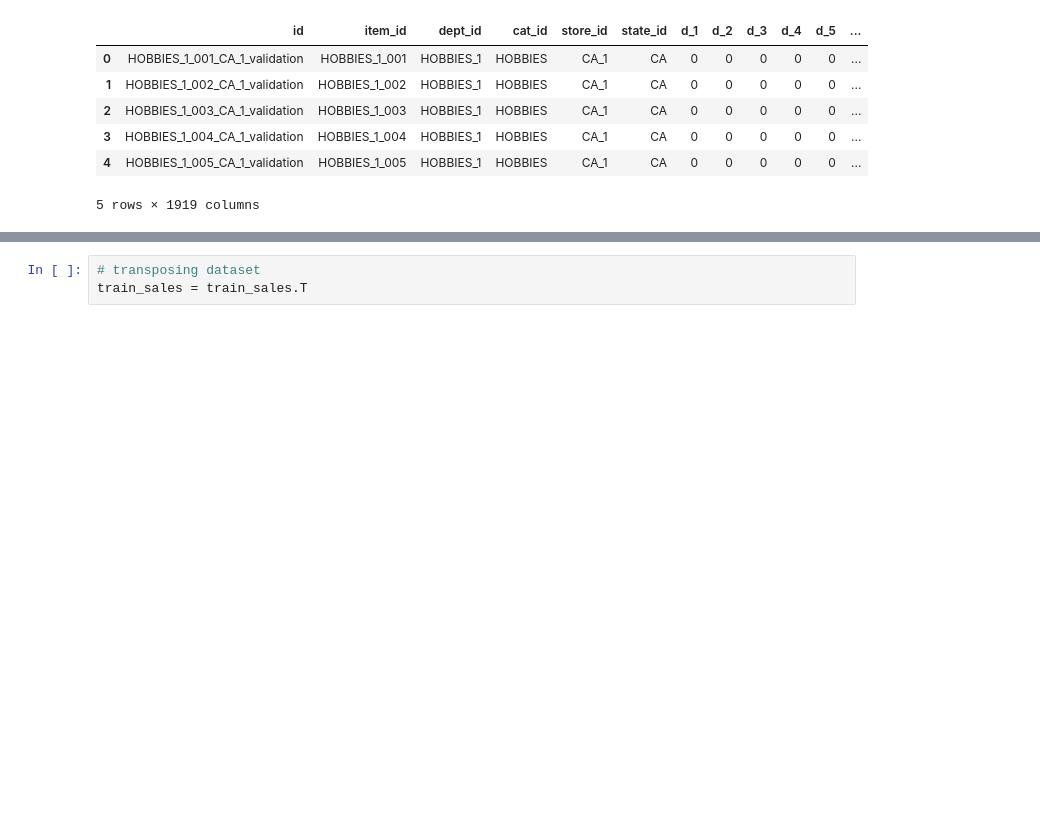
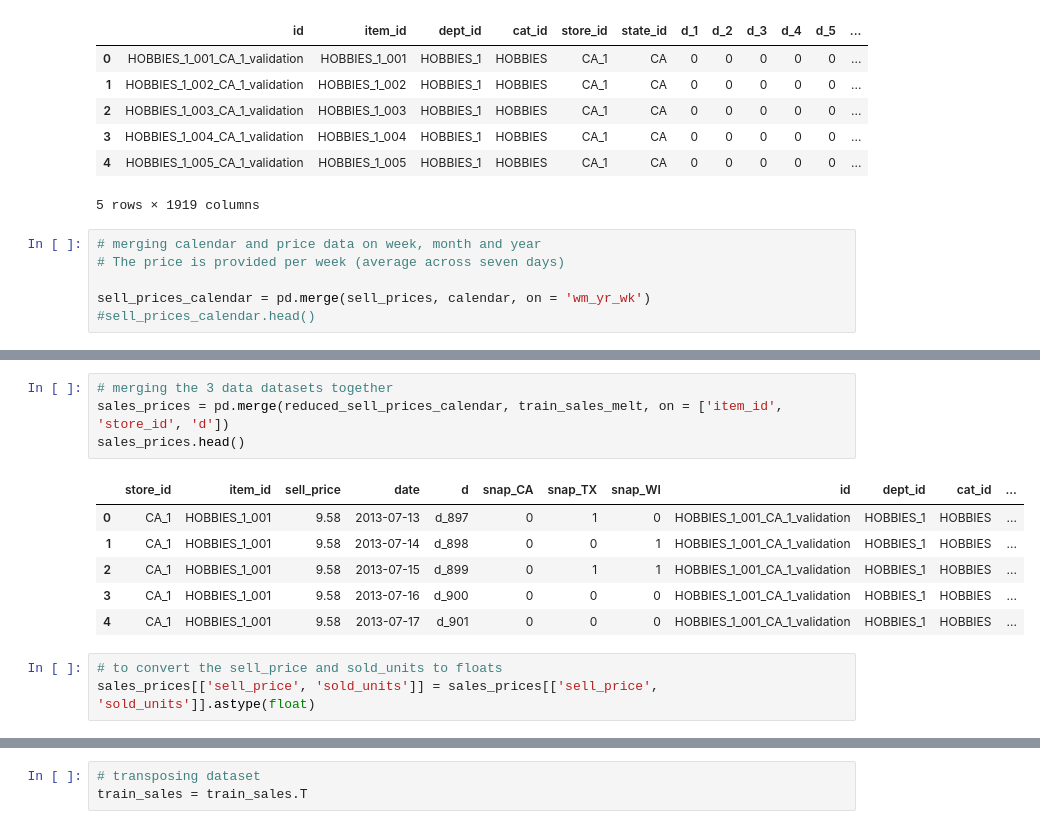
Before and after one commit to EvelynElesh/NNs_for_timeseries, a Jupyter notebook: deep_learning_models.ipynb, the cells around one changed output, grey strips where cells are left out. Saved outputs shown, nothing was run; the diff lists cells and outputs as text; blank space fills up the shorter version.

```diff
--- a/deep_learning_models.ipynb
+++ b/deep_learning_models.ipynb
@@ -187,3 +283,9 @@ train_sales.head()
 | 3 | HOBBIES_1_004_CA_1_validation | HOBBIES_1_004 | HOBBIES_1 | HOBBIES | CA_1 | CA | 0 | 0 | 0 | 0 | 0 | ... |
 | 4 | HOBBIES_1_005_CA_1_validation | HOBBIES_1_005 | HOBBIES_1 | HOBBIES | CA_1 | CA | 0 | 0 | 0 | 0 | 0 | ... |
 5 rows × 1919 columns
+# %%
+# merging calendar and price data on week, month and year
+# The price is provided per week (average across seven days)
+
+sell_prices_calendar = pd.merge(sell_prices, calendar, on = 'wm_yr_wk')
+#sell_prices_calendar.head()
@@ -189,0 +332,14 @@ train_sales.head()
+# %%
+# merging the 3 data datasets together
+sales_prices = pd.merge(reduced_sell_prices_calendar, train_sales_melt, on = ['item_id', 'store_id', 'd'])
+sales_prices.head()
+# %% [output]
+|  | store_id | item_id | sell_price | date | d | snap_CA | snap_TX | snap_WI | id | dept_id | cat_id | ... |
+| 0 | CA_1 | HOBBIES_1_001 | 9.58 | 2013-07-13 | d_897 | 0 | 1 | 0 | HOBBIES_1_001_CA_1_validation | HOBBIES_1 | HOBBIES | ... |
+| 1 | CA_1 | HOBBIES_1_001 | 9.58 | 2013-07-14 | d_898 | 0 | 0 | 1 | HOBBIES_1_001_CA_1_validation | HOBBIES_1 | HOBBIES | ... |
+| 2 | CA_1 | HOBBIES_1_001 | 9.58 | 2013-07-15 | d_899 | 0 | 1 | 1 | HOBBIES_1_001_CA_1_validation | HOBBIES_1 | HOBBIES | ... |
+| 3 | CA_1 | HOBBIES_1_001 | 9.58 | 2013-07-16 | d_900 | 0 | 0 | 0 | HOBBIES_1_001_CA_1_validation | HOBBIES_1 | HOBBIES | ... |
+| 4 | CA_1 | HOBBIES_1_001 | 9.58 | 2013-07-17 | d_901 | 0 | 0 | 0 | HOBBIES_1_001_CA_1_validation | HOBBIES_1 | HOBBIES | ... |
+# %%
+# to convert the sell_price and sold_units to floats
+sales_prices[['sell_price', 'sold_units']] = sales_prices[['sell_price', 'sold_units']].astype(float)
```
Also changed, not shown: parts of 51 cells of this notebook, 1 other file.
